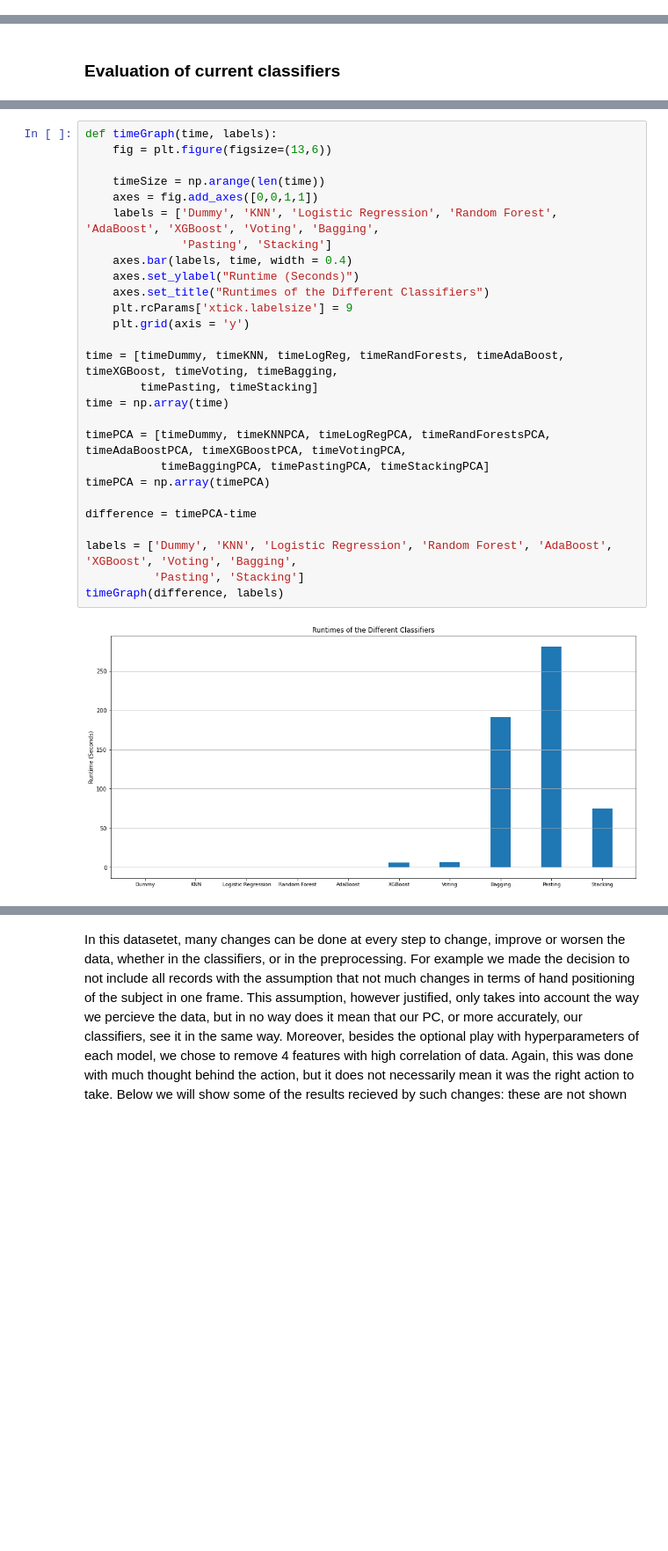
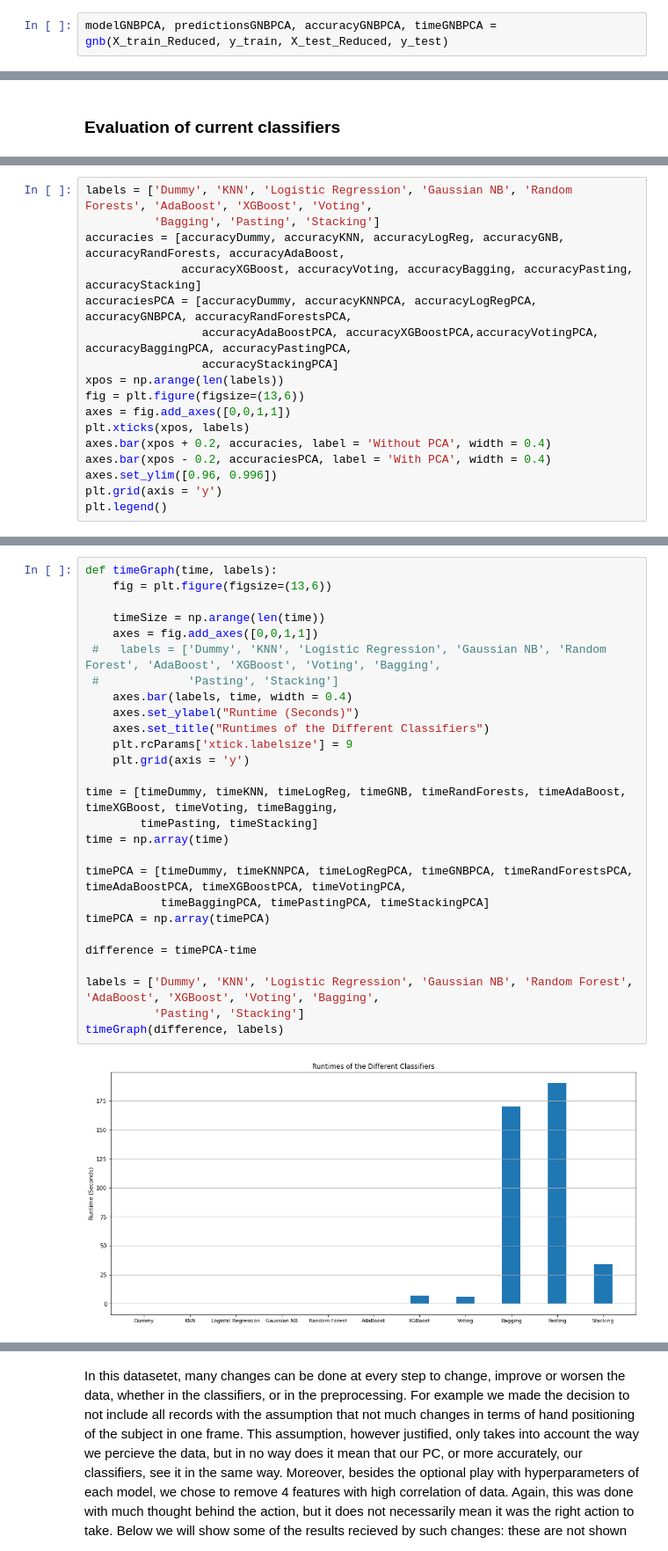
Before and after one commit to appeldaniel1998/Data-Visualization-Final-Project, a Jupyter notebook: Hand Positioning.ipynb, the cells around one changed output, grey strips where cells are left out. Shown at 88% size. Drawn from its saved outputs; the diff is of its cells as text; blank space fills up the shorter version.

```diff
--- a/Hand Positioning.ipynb
+++ b/Hand Positioning.ipynb
@@ -1090,3 +1187,5 @@ Time taken to achive result: 0.40570664405822754 seconds
    macro avg       0.87      0.87      0.87      2040
 weighted avg       0.87      0.87      0.87      2040
 [figure]
+# %%
+modelGNBPCA, predictionsGNBPCA, accuracyGNBPCA, timeGNBPCA = gnb(X_train_Reduced, y_train, X_test_Reduced, y_test)
@@ -1243,0 +1333,17 @@ While comparing the results of this graph to the graph above, we can conclude th
+# %%
+labels = ['Dummy', 'KNN', 'Logistic Regression', 'Gaussian NB', 'Random Forests', 'AdaBoost', 'XGBoost', 'Voting',
+          'Bagging', 'Pasting', 'Stacking']
+accuracies = [accuracyDummy, accuracyKNN, accuracyLogReg, accuracyGNB, accuracyRandForests, accuracyAdaBoost,
+              accuracyXGBoost, accuracyVoting, accuracyBagging, accuracyPasting, accuracyStacking]
+accuraciesPCA = [accuracyDummy, accuracyKNNPCA, accuracyLogRegPCA, accuracyGNBPCA, accuracyRandForestsPCA,
+                 accuracyAdaBoostPCA, accuracyXGBoostPCA,accuracyVotingPCA, accuracyBaggingPCA, accuracyPastingPCA,
+                 accuracyStackingPCA]
+xpos = np.arange(len(labels))
+fig = plt.figure(figsize=(13,6))
+axes = fig.add_axes([0,0,1,1])
+plt.xticks(xpos, labels)
+axes.bar(xpos + 0.2, accuracies, label = 'Without PCA', width = 0.4)
+axes.bar(xpos - 0.2, accuraciesPCA, label = 'With PCA', width = 0.4)
+axes.set_ylim([0.96, 0.996])
+plt.grid(axis = 'y')
+plt.legend()
@@ -1244,29 +1357,29 @@ While comparing the results of this graph to the graph above, we can conclude th
 # %%
 def timeGraph(time, labels):
     fig = plt.figure(figsize=(13,6))
 
     timeSize = np.arange(len(time))
     axes = fig.add_axes([0,0,1,1])
-    labels = ['Dummy', 'KNN', 'Logistic Regression', 'Random Forest', 'AdaBoost', 'XGBoost', 'Voting', 'Bagging',
-              'Pasting', 'Stacking']
+ #   labels = ['Dummy', 'KNN', 'Logistic Regression', 'Gaussian NB', 'Random Forest', 'AdaBoost', 'XGBoost', 'Voting', 'Bagging',
+ #             'Pasting', 'Stacking']
     axes.bar(labels, time, width = 0.4)
     axes.set_ylabel("Runtime (Seconds)")
     axes.set_title("Runtimes of the Different Classifiers")
     plt.rcParams['xtick.labelsize'] = 9
     plt.grid(axis = 'y')
 
-time = [timeDummy, timeKNN, timeLogReg, timeRandForests, timeAdaBoost, timeXGBoost, timeVoting, timeBagging,
+time = [timeDummy, timeKNN, timeLogReg, timeGNB, timeRandForests, timeAdaBoost, timeXGBoost, timeVoting, timeBagging,
         timePasting, timeStacking]
 time = np.array(time)
 
-timePCA = [timeDummy, timeKNNPCA, timeLogRegPCA, timeRandForestsPCA, timeAdaBoostPCA, timeXGBoostPCA, timeVotingPCA,
+timePCA = [timeDummy, timeKNNPCA, timeLogRegPCA, timeGNBPCA, timeRandForestsPCA, timeAdaBoostPCA, timeXGBoostPCA, timeVotingPCA,
            timeBaggingPCA, timePastingPCA, timeStackingPCA]
 timePCA = np.array(timePCA)
 
 difference = timePCA-time
 
-labels = ['Dummy', 'KNN', 'Logistic Regression', 'Random Forest', 'AdaBoost', 'XGBoost', 'Voting', 'Bagging',
+labels = ['Dummy', 'KNN', 'Logistic Regression', 'Gaussian NB', 'Random Forest', 'AdaBoost', 'XGBoost', 'Voting', 'Bagging',
           'Pasting', 'Stacking']
 timeGraph(difference, labels)
 # %% [output]
-[figure, old version]
+[figure, new version]
```
Also changed, not shown: parts of 93 cells of this notebook.
